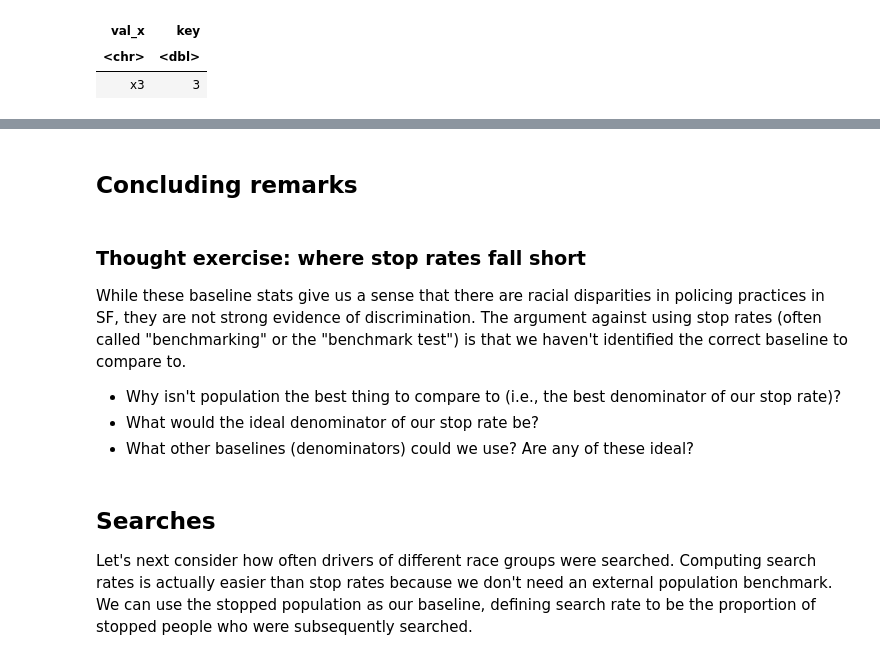
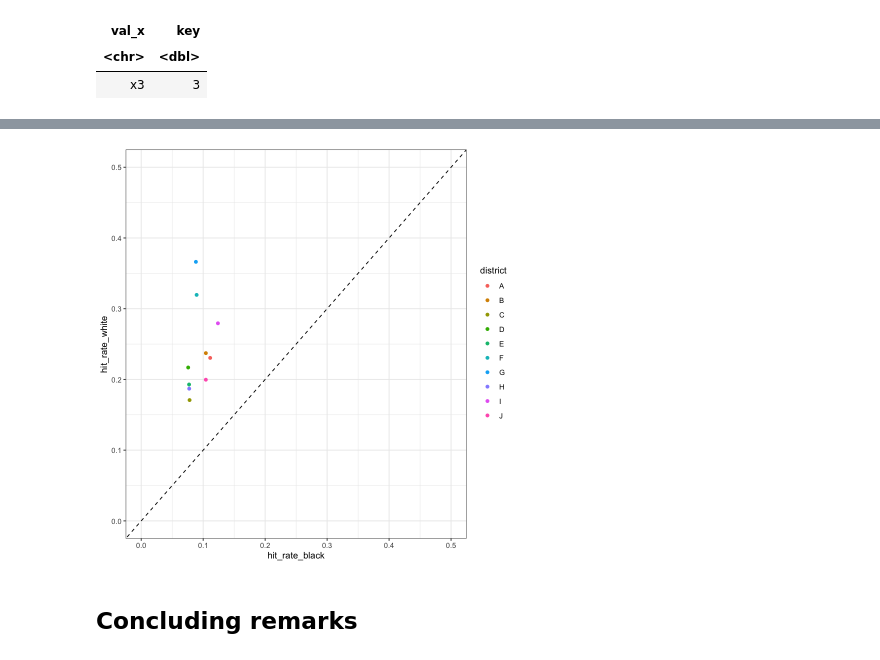
Before and after one commit to joshuagrossman/dsb-win-2023, a Jupyter notebook: opp-munging-plotting/opp-3-answers.ipynb, the cells around one changed output, grey strips where cells are left out. Drawn from its saved outputs; the diff is of its cells as text; code cells hidden in the pictures.

```diff
--- a/opp-munging-plotting/opp-3-answers.ipynb
+++ b/opp-munging-plotting/opp-3-answers.ipynb
@@ -423,12 +583,34 @@ A tibble: 1 × 2
+# %%
+# Your code here!
+
+# START
+
+black_df = stops %>%
+  filter(race == 'black') %>%
+  group_by(district) %>%
+  summarize(
+    hit_rate = sum(contraband_found, na.rm=TRUE) / sum(searched)
+  )
+
+white_df = stops %>%
+  filter(race == 'white') %>%
+  group_by(district) %>%
+  summarize(
+    hit_rate = sum(contraband_found, na.rm=TRUE) / sum(searched)
+  )
+
+merged_df = left_join(black_df, white_df, by='district', suffix=c('_black', '_white'))
+
+
+merged_df %>%
+  ggplot(aes(x=hit_rate_black, y=hit_rate_white, color=district)) +
+  geom_point() +
+  geom_abline(linetype='dashed') +
+  xlim(0,0.5) +
+  ylim(0,0.5)
+
+# END
+# %% [output]
+[figure, added]
 # %% [markdown]
 ## Concluding remarks
-# %% [markdown]
-### Thought exercise: where stop rates fall short
-
-While these baseline stats give us a sense that there are racial disparities in
-policing practices in SF, they are not strong evidence of discrimination. The
-argument against using stop rates (often called "benchmarking" or the "benchmark test") is that we haven't identified the correct
-baseline to compare to.
-* Why isn't population the best thing to compare to (i.e., the best denominator of our stop rate)?
-* What would the ideal denominator of our stop rate be?
-* What other baselines (denominators) could we use? Are any of these ideal?
@@ -455,5 +616,0 @@ baseline to compare to.
-# %% [markdown]
-## Searches
-
-Let's next consider how often drivers of different race groups were searched. Computing search rates is actually easier than stop rates because we don't need an external population benchmark.
-We can use the stopped population as our baseline, defining search rate to be the proportion of stopped people who were subsequently searched.
```
Also changed, not shown: parts of 78 cells of this notebook, 4 other files.
